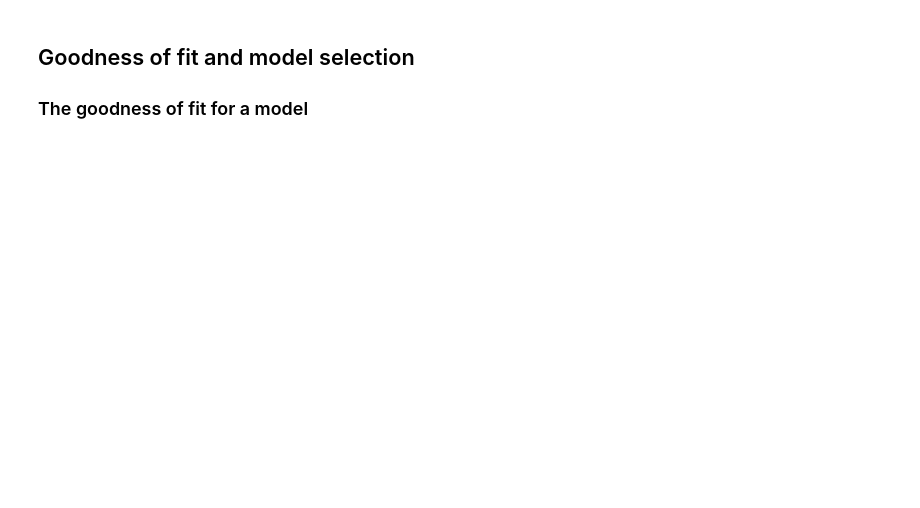
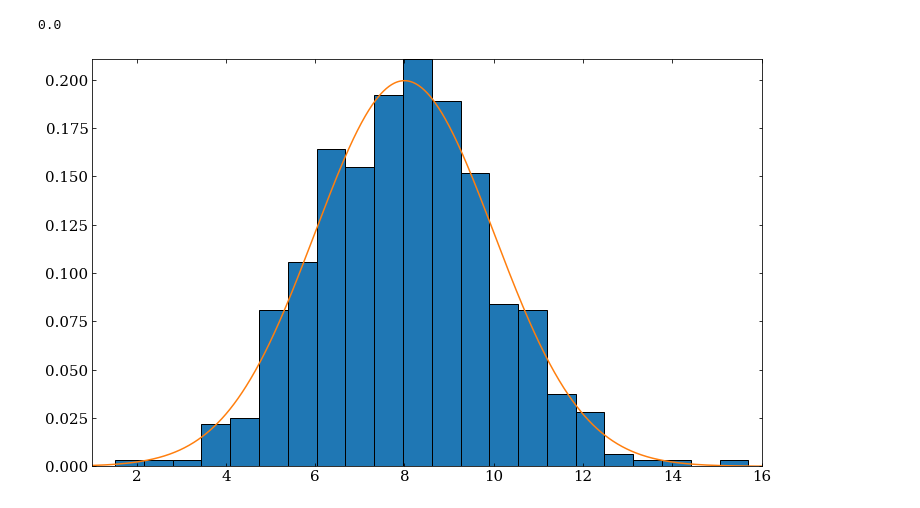
Before and after one commit to astroML/astroML-notebooks, a Jupyter notebook: chapter4/astroml_chapter4_Classical_vs_Bayesian_statistical_inference.ipynb, the cells around one changed output. Cells and saved outputs as stored; diff of their text form; code cells hidden in the pictures; blank space fills up the shorter version.

```diff
--- a/chapter4/astroml_chapter4_Classical_vs_Bayesian_statistical_inference.ipynb
+++ b/chapter4/astroml_chapter4_Classical_vs_Bayesian_statistical_inference.ipynb
@@ -56,3 +106,24 @@ where M is the model, $\theta$ is the unknown parameter, $x_i ... x_n$ the rando
-# %% [markdown]
-## Goodness of fit and model selection
-### The goodness of fit for a model
+# %%
+import numpy as np
+from scipy.stats import norm
+from matplotlib import pyplot as plt
+
+from astroML.plotting import setup_text_plots
+setup_text_plots(fontsize=15, usetex=False)
+
+#------------------------------------------------------------
+np.random.seed(seed=42)
+Nsamples=500
+mu_true = 8
+measurements = np.random.normal(mu_true, 2, Nsamples)
+
+fig, ax = plt.subplots(figsize=(12, 7.5))
+ax.hist(measurements, bins='fd', density = True);
+
+x = np.linspace(1, 16, 1000)
+ax.plot(x, norm(8, 2).pdf(x))
+
+np.prod(norm(measurements, 2).pdf(8))
+# %% [output]
+0.0
+[figure, added]
```
Also changed, not shown: parts of 5 cells of this notebook.
